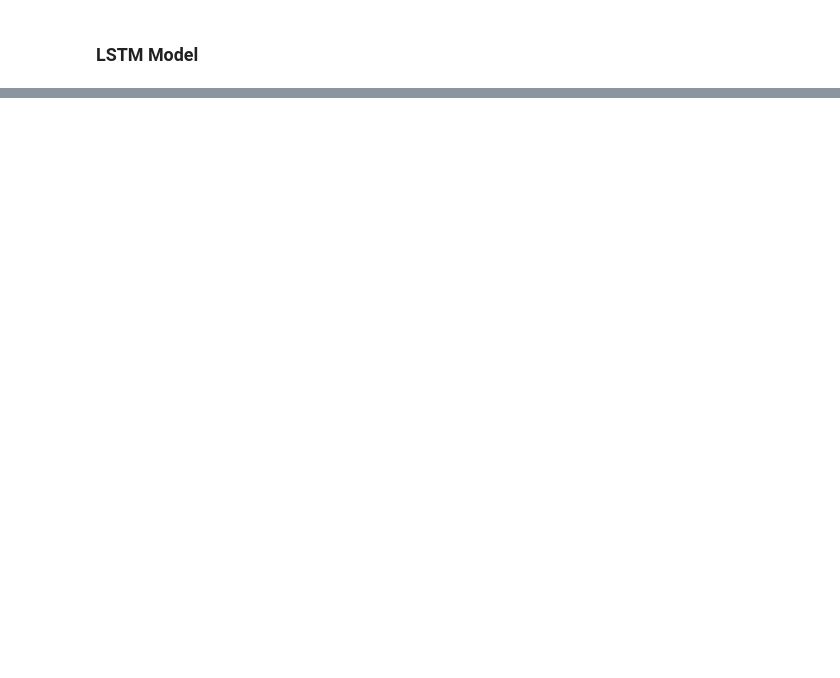
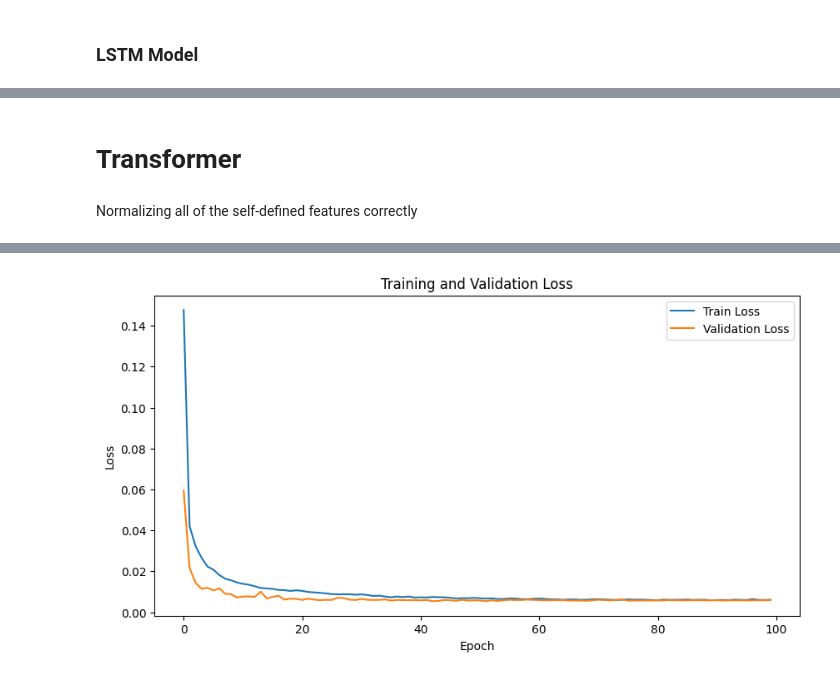
Before and after one commit to knuutti/stock-market-forecasting, a Jupyter notebook: project.ipynb, the cells around one changed output, grey strips where cells are left out. Cells and saved outputs as stored; diff of their text form; code cells hidden in the pictures; blank space fills up the shorter version.

```diff
--- a/project.ipynb
+++ b/project.ipynb
@@ -861,0 +805,2 @@ Test MAE: 5.5542
+# %% [markdown]
+# Transformer
@@ -861,0 +839,2 @@ Test MAE: 5.5542
+# %% [markdown]
+Normalizing all of the self-defined features correctly
@@ -861,0 +910,26 @@ Test MAE: 5.5542
+# %%
+model_transformer_5_fixed = TransformerModel(
+    input_size=n_features,
+    d_model=128,
+    nhead=8,
+    num_layers=2,
+    dim_feedforward=512,
+    output_size=n_future_5
+)
+
+num_epochs = 100
+criterion = nn.SmoothL1Loss()
+optimizer_transformer_5_fixed = torch.optim.Adam(model_transformer_5_fixed.parameters(), lr=1e-4)
+scheduler_transformer_5_fixed = torch.optim.lr_scheduler.ReduceLROnPlateau(optimizer_transformer_5_fixed, mode='min', factor=0.5, patience=10)
+
+model_transformer_5_fixed = train_model(
+    model_transformer_5_fixed,
+    train_loader_5_corrected,
+    val_loader_5_corrected,
+    optimizer_transformer_5_fixed,
+    criterion,
+    scheduler_transformer_5_fixed,
+    num_epochs,
+    'Transformer_5_day'
+)
+# %% [output]
@@ -861,0 +953 @@ Test MAE: 5.5542
+[figure, added]
```
Also changed, not shown: parts of 14 cells of this notebook, 6 other files.
